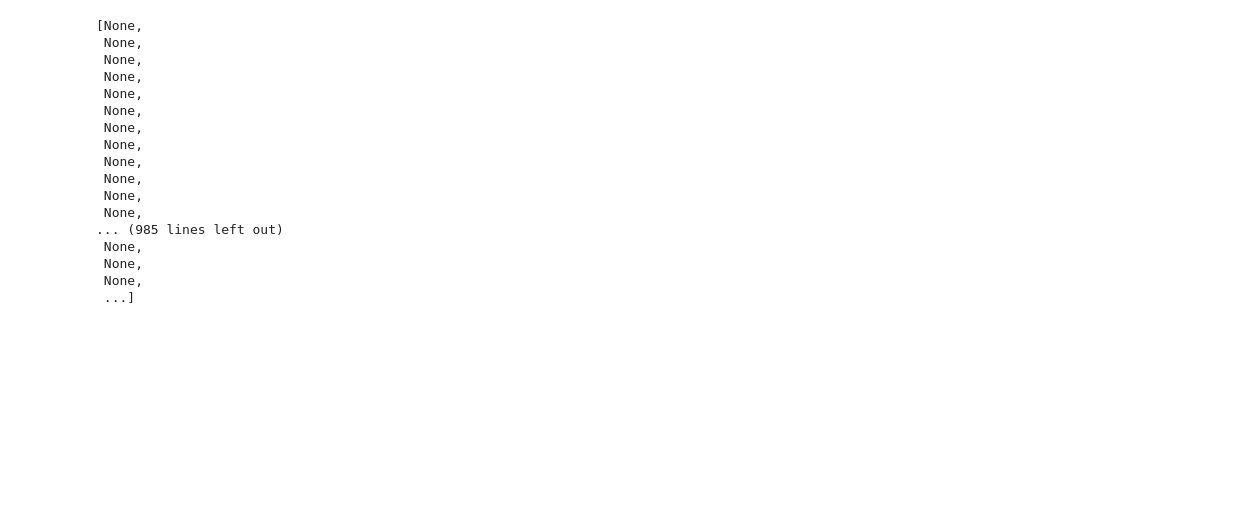
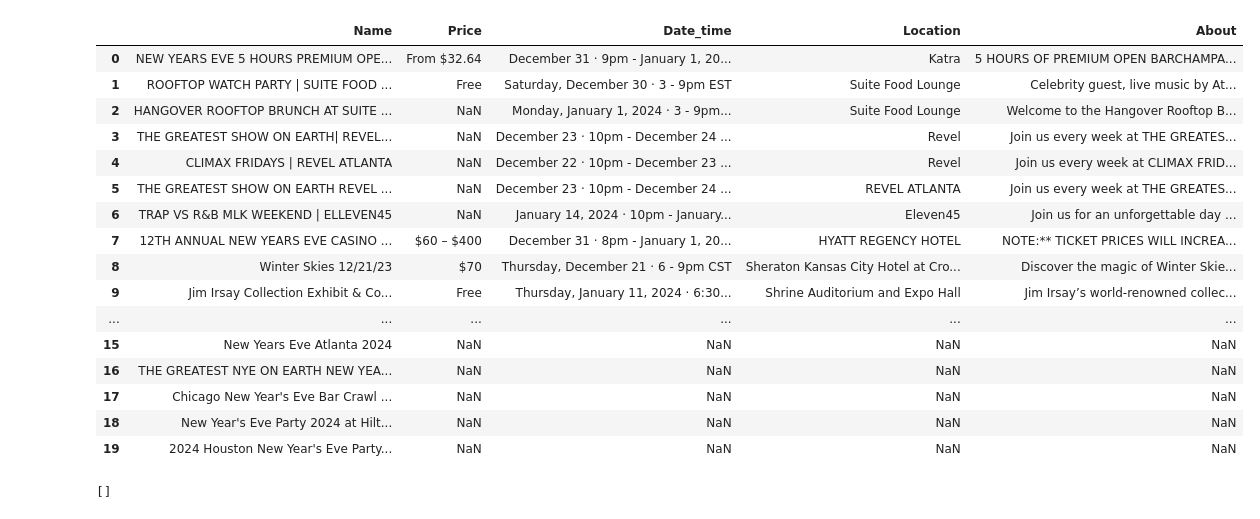
Before and after one commit to apexapaudel484/Web-scraping, a Jupyter notebook: Web_scrapping.ipynb, the cells around one changed output. Saved outputs shown, nothing was run; the diff lists cells and outputs as text; code cells hidden in the pictures; blank space fills up the shorter version.

```diff
--- a/Web_scrapping.ipynb
+++ b/Web_scrapping.ipynb
@@ -103,20 +193,24 @@ price
-# %%
-location
-# %% [output]
-[None,
- None,
- None,
- None,
- None,
- None,
- None,
- None,
- None,
- None,
- None,
- None,
-... (985 lines left out)
- None,
- None,
- None,
- ...]
+# %%
+final
+# %% [output]
+|  | Name | Price | Date_time | Location | About |
+| 0 | NEW YEARS EVE 5 HOURS PREMIUM OPE... | From $32.64 | December 31 · 9pm - January 1, 20... | Katra | 5 HOURS OF PREMIUM OPEN BARCHAMPA... |
+| 1 | ROOFTOP WATCH PARTY | SUITE FOOD ... | Free | Saturday, December 30 · 3 - 9pm EST | Suite Food Lounge | Celebrity guest, live music by At... |
+| 2 | HANGOVER ROOFTOP BRUNCH AT SUITE ... | NaN | Monday, January 1, 2024 · 3 - 9pm... | Suite Food Lounge | Welcome to the Hangover Rooftop B... |
+| 3 | THE GREATEST SHOW ON EARTH| REVEL... | NaN | December 23 · 10pm - December 24 ... | Revel | Join us every week at THE GREATES... |
+| 4 | CLIMAX FRIDAYS | REVEL ATLANTA | NaN | December 22 · 10pm - December 23 ... | Revel | Join us every week at CLIMAX FRID... |
+| 5 | THE GREATEST SHOW ON EARTH REVEL ... | NaN | December 23 · 10pm - December 24 ... | REVEL ATLANTA | Join us every week at THE GREATES... |
+| 6 | TRAP VS R&B MLK WEEKEND | ELLEVEN45 | NaN | January 14, 2024 · 10pm - January... | Eleven45 | Join us for an unforgettable day ... |
+| 7 | 12TH ANNUAL NEW YEARS EVE CASINO ... | $60 – $400 | December 31 · 8pm - January 1, 20... | HYATT REGENCY HOTEL | NOTE:** TICKET PRICES WILL INCREA... |
+| 8 | Winter Skies 12/21/23 | $70 | Thursday, December 21 · 6 - 9pm CST | Sheraton Kansas City Hotel at Cro... | Discover the magic of Winter Skie... |
+| 9 | Jim Irsay Collection Exhibit & Co... | Free | Thursday, January 11, 2024 · 6:30... | Shrine Auditorium and Expo Hall | Jim Irsay’s world-renowned collec... |
+| ... | ... | ... | ... | ... | ... |
+| 15 | New Years Eve Atlanta 2024 | NaN | NaN | NaN | NaN |
+| 16 | THE GREATEST NYE ON EARTH NEW YEA... | NaN | NaN | NaN | NaN |
+| 17 | Chicago New Year's Eve Bar Crawl ... | NaN | NaN | NaN | NaN |
+| 18 | New Year's Eve Party 2024 at Hilt... | NaN | NaN | NaN | NaN |
+| 19 | 2024 Houston New Year's Eve Party... | NaN | NaN | NaN | NaN |
+# %%
+name
+# %% [output]
+[]
```
Also changed, not shown: parts of 16 cells of this notebook.
